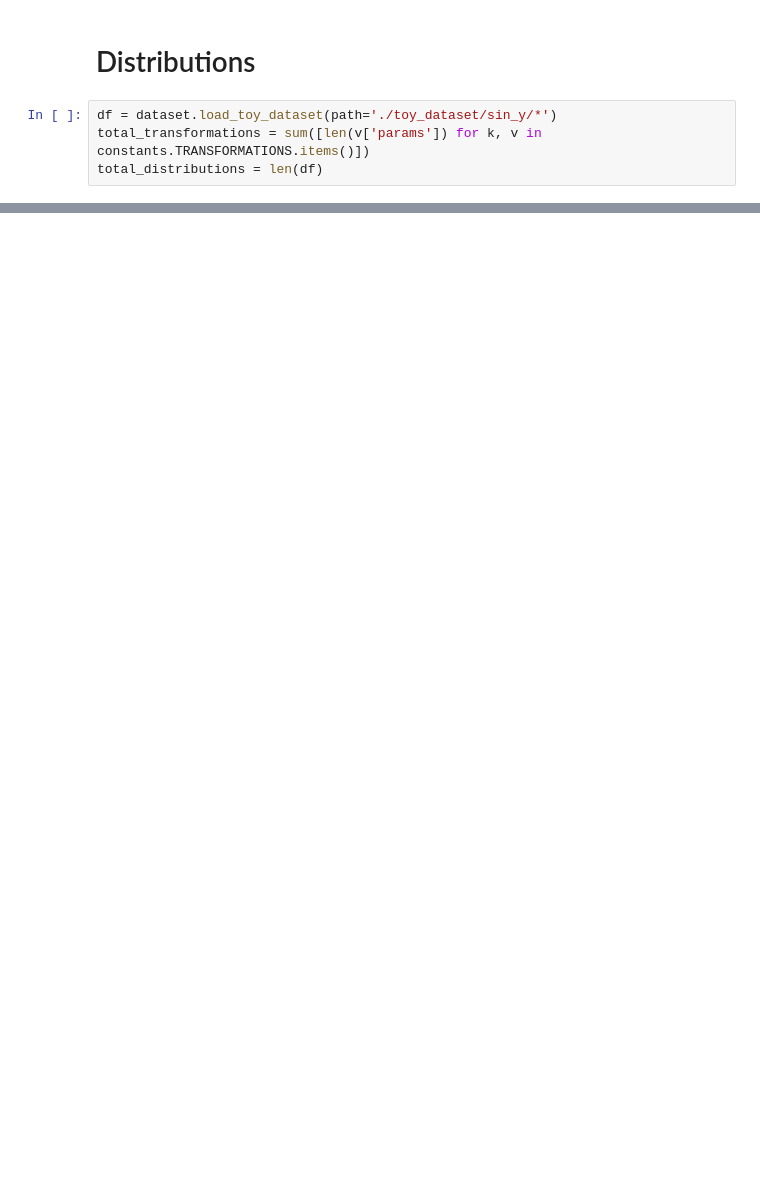
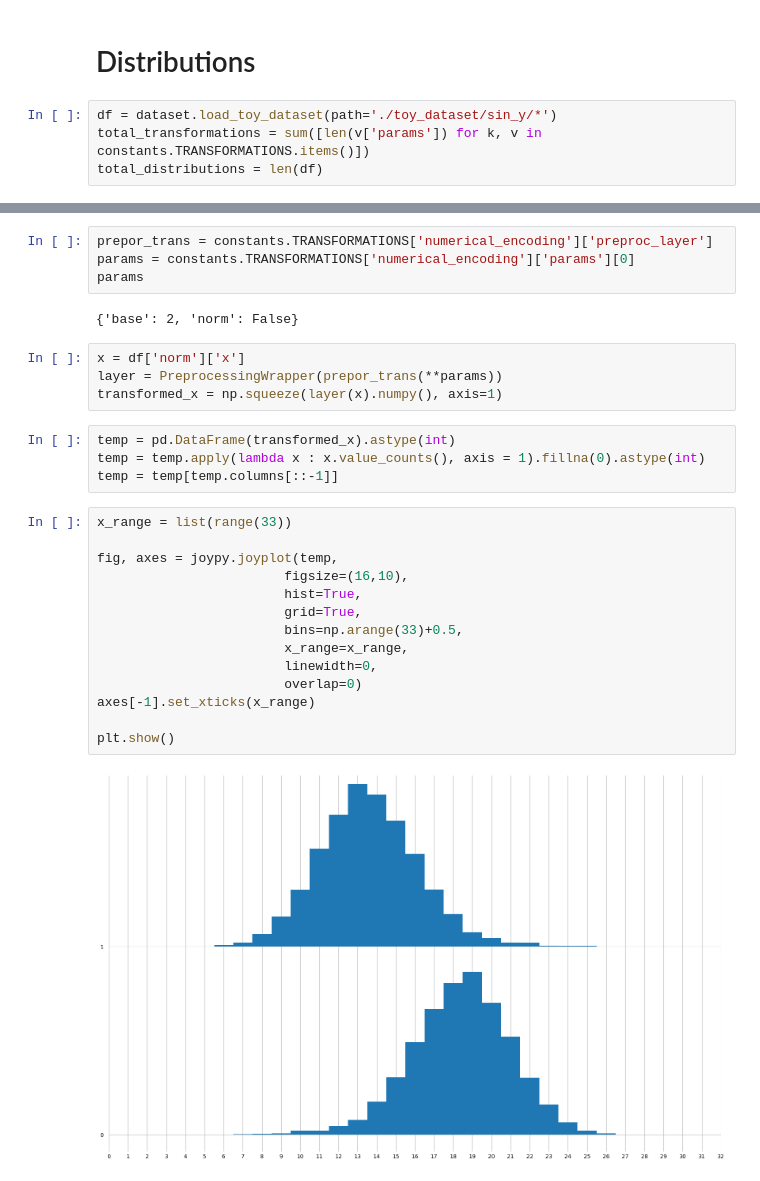
Before and after one commit to Nearpit/BaseEncoding, a Jupyter notebook: plotting.ipynb, the cells around one changed output, grey strips where cells are left out. Saved outputs shown, nothing was run; the diff lists cells and outputs as text; blank space fills up the shorter version.

```diff
--- a/plotting.ipynb
+++ b/plotting.ipynb
@@ -429,3 +229,33 @@ ValueError: all the input arrays must have same number of dimensions, but the ar
+# %%
+prepor_trans = constants.TRANSFORMATIONS['numerical_encoding']['preproc_layer']
+params = constants.TRANSFORMATIONS['numerical_encoding']['params'][0]
+params
+# %% [output]
+{'base': 2, 'norm': False}
+# %%
+x = df['norm']['x']
+layer = PreprocessingWrapper(prepor_trans(**params))
+transformed_x = np.squeeze(layer(x).numpy(), axis=1)
+# %%
+temp = pd.DataFrame(transformed_x).astype(int)
+temp = temp.apply(lambda x : x.value_counts(), axis = 1).fillna(0).astype(int)
+temp = temp[temp.columns[::-1]]
+# %%
+x_range = list(range(33))
+
+fig, axes = joypy.joyplot(temp,
+                        figsize=(16,10),
+                        hist=True,
+                        grid=True,
+                        bins=np.arange(33)+0.5,
+                        x_range=x_range,
+                        linewidth=0,
+                        overlap=0)
+axes[-1].set_xticks(x_range)
+
+plt.show()
+# %% [output]
+[figure, added]
 # %%
 bins = 50
 
```
Also changed, not shown: parts of 38 cells of this notebook, 1 other file.
